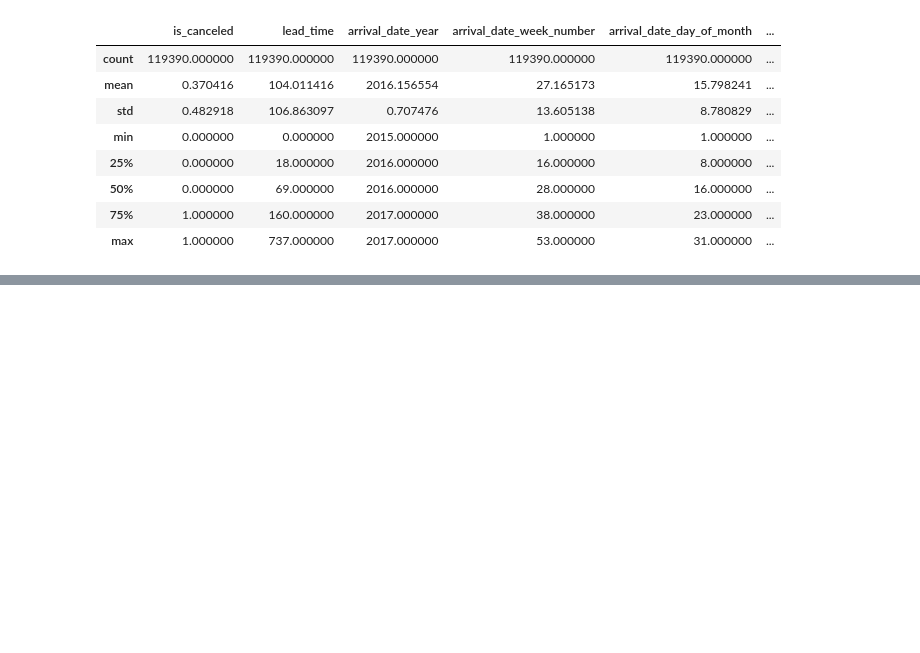
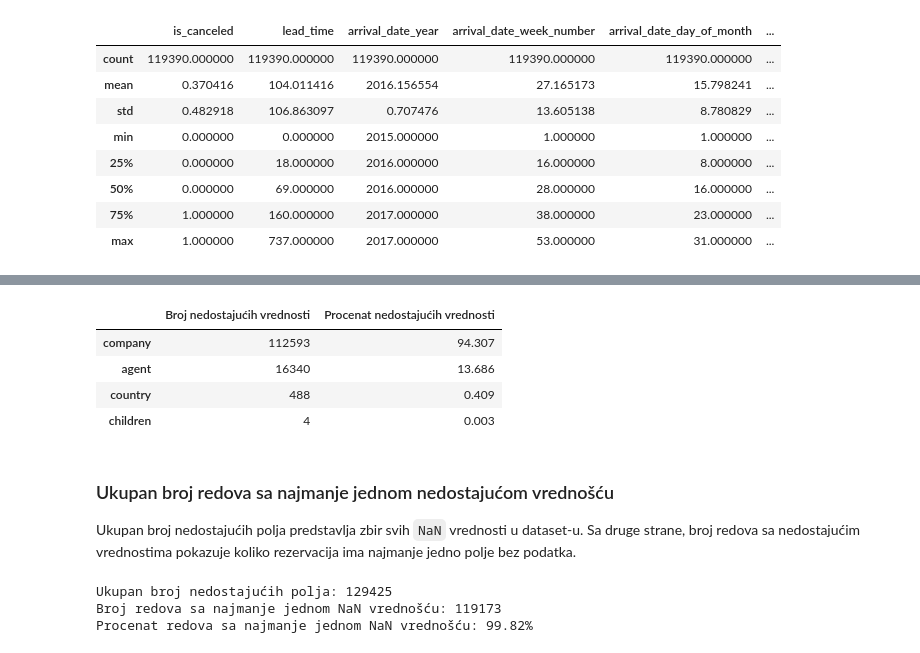
Before and after one commit to angelinalazarevic/Seminarski-UNP---Hotel-Booking, a Jupyter notebook: notebooks/hotel_booking_analysis.ipynb, the cells around one changed output, grey strips where cells are left out. Drawn from its saved outputs; the diff is of its cells as text; code cells hidden in the pictures; blank space fills up the shorter version.

Commit message:
missing values

```diff
--- a/notebooks/hotel_booking_analysis.ipynb
+++ b/notebooks/hotel_booking_analysis.ipynb
@@ -106,0 +115,36 @@ Dataset sadrži **119390 redova** i **36 kolona**. Svaki red predstavlja jednu h
+# %%
+missing_counts = df.isna().sum()
+missing_percentages = (missing_counts / len(df) * 100).round(3)
+
+missing_summary = pd.DataFrame({
+    "Broj nedostajućih vrednosti": missing_counts,
+    "Procenat nedostajućih vrednosti": missing_percentages
+})
+
+missing_summary = missing_summary[
+    missing_summary["Broj nedostajućih vrednosti"] > 0
+].sort_values("Broj nedostajućih vrednosti", ascending=False)
+
+missing_summary
+# %% [output]
+|  | Broj nedostajućih vrednosti | Procenat nedostajućih vrednosti |
+| company | 112593 | 94.307 |
+| agent | 16340 | 13.686 |
+| country | 488 | 0.409 |
+| children | 4 | 0.003 |
+# %% [markdown]
+### Ukupan broj redova sa najmanje jednom nedostajućom vrednošću
+
+Ukupan broj nedostajućih polja predstavlja zbir svih `NaN` vrednosti u dataset-u. Sa druge strane, broj redova sa nedostajućim vrednostima pokazuje koliko rezervacija ima najmanje jedno polje bez podatka.
+# %%
+total_missing_values = df.isna().sum().sum()
+rows_with_missing = df.isna().any(axis=1).sum()
+rows_with_missing_percentage = (rows_with_missing / len(df) * 100).round(2)
+
+print(f"Ukupan broj nedostajućih polja: {total_missing_values}")
+print(f"Broj redova sa najmanje jednom NaN vrednošću: {rows_with_missing}")
+print(f"Procenat redova sa najmanje jednom NaN vrednošću: {rows_with_missing_percentage}%")
+# %% [output]
+Ukupan broj nedostajućih polja: 129425
+Broj redova sa najmanje jednom NaN vrednošću: 119173
+Procenat redova sa najmanje jednom NaN vrednošću: 99.82%
```
Also changed, not shown: parts of 4 cells of this notebook.
